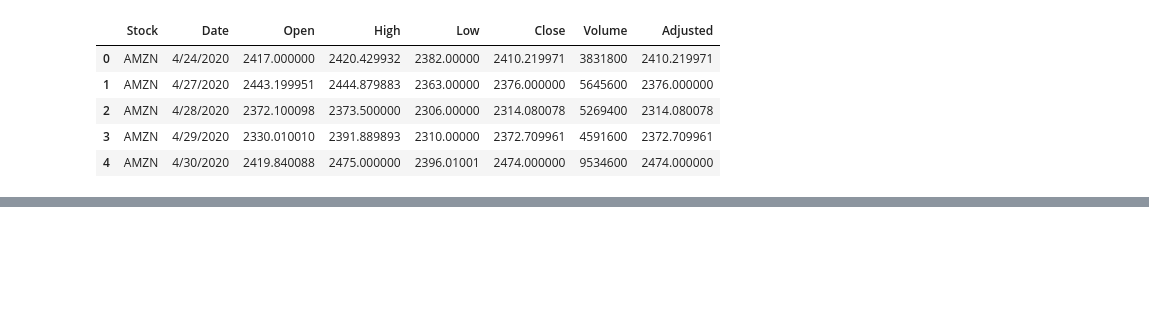
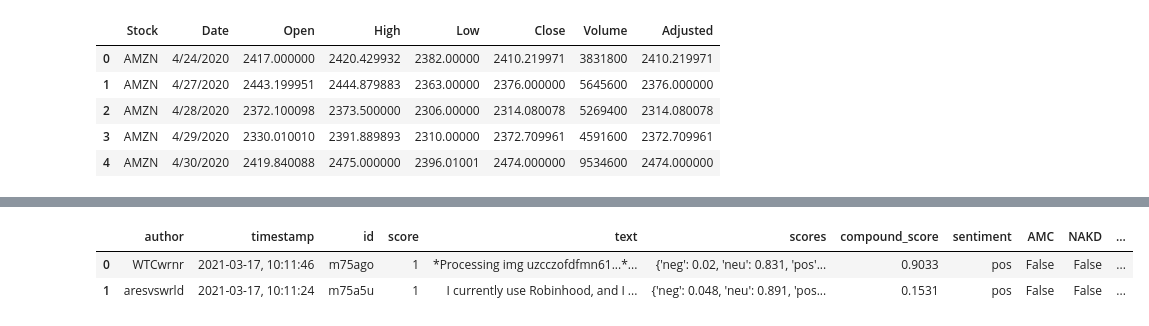
Before and after one commit to KseniaShkaruta/DiamondHands, a Jupyter notebook: CS6242_GroupProject_CrossCorrelation.ipynb, the cells around one changed output, grey strips where cells are left out. Saved outputs shown, nothing was run; the diff lists cells and outputs as text; code cells hidden in the pictures; blank space fills up the shorter version.

```diff
--- a/CS6242_GroupProject_CrossCorrelation.ipynb
+++ b/CS6242_GroupProject_CrossCorrelation.ipynb
@@ -13,0 +45,6 @@ df_stocks.head()
+# %%
+df_reddit.head(2)
+# %% [output]
+|  | author | timestamp | id | score | text | scores | compound_score | sentiment | AMC | NAKD | ... |
+| 0 | WTCwrnr | 2021-03-17, 10:11:46 | m75ago | 1 | *Processing img uzcczofdfmn61...*... | {'neg': 0.02, 'neu': 0.831, 'pos'... | 0.9033 | pos | False | False | ... |
+| 1 | aresvswrld | 2021-03-17, 10:11:24 | m75a5u | 1 | I currently use Robinhood, and I ... | {'neg': 0.048, 'neu': 0.891, 'pos... | 0.1531 | pos | False | False | ... |
```
Also changed, not shown: parts of 14 cells of this notebook.
